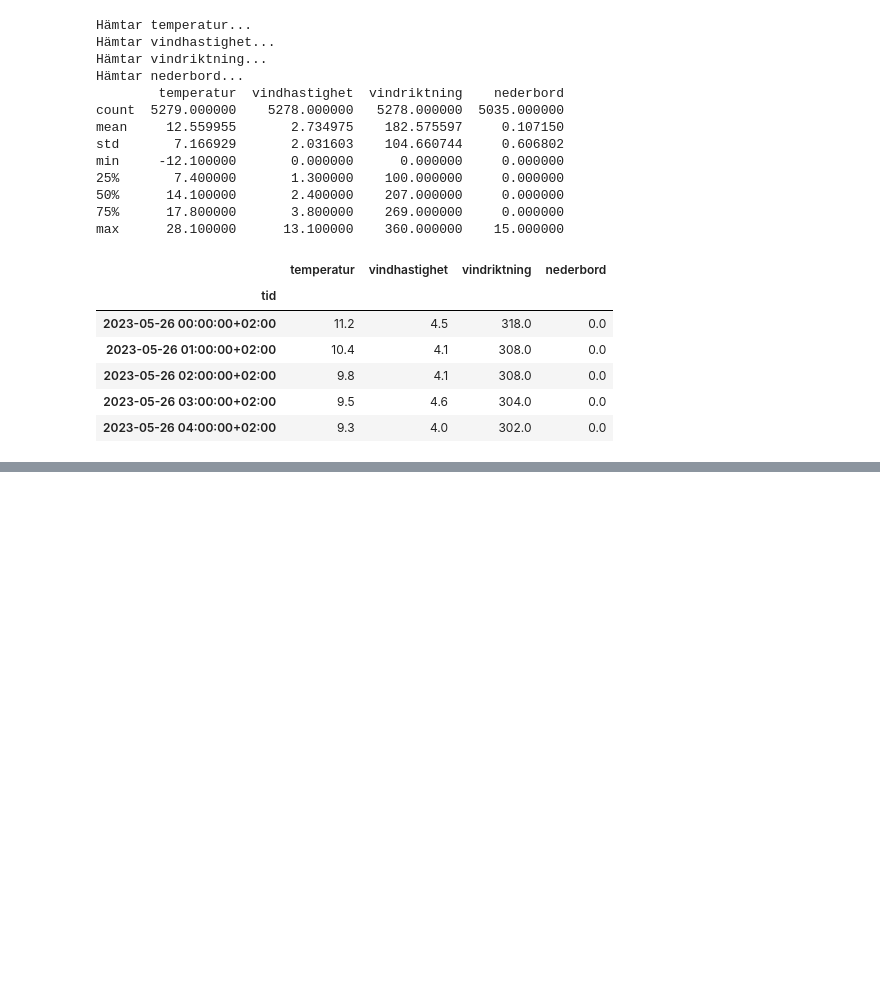
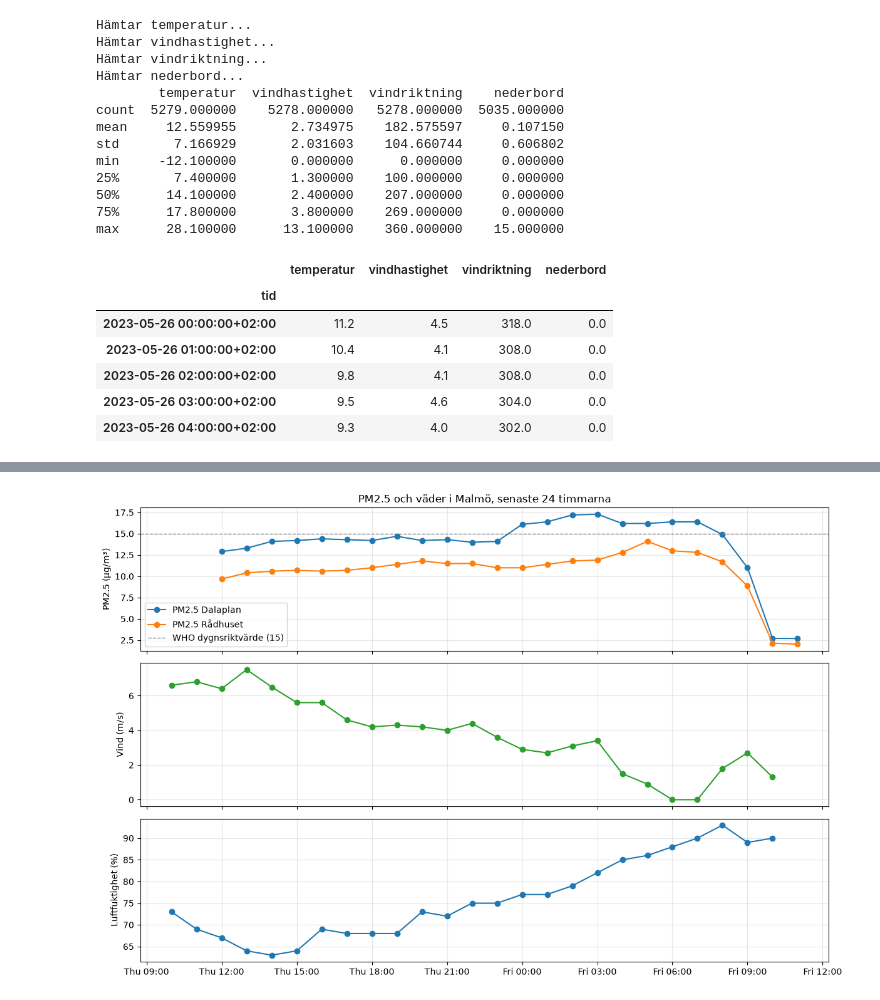
Before and after one commit to EliWei/sandbox_airquality, a Jupyter notebook: luftkvalitet_malmo.ipynb, the cells around one changed output, grey strips where cells are left out. Saved outputs shown, nothing was run; the diff lists cells and outputs as text; code cells hidden in the pictures; blank space fills up the shorter version.

Commit message:
24 timmars data hämtad

```diff
--- a/luftkvalitet_malmo.ipynb
+++ b/luftkvalitet_malmo.ipynb
@@ -661,0 +730,25 @@ max      28.100000      13.100000    360.000000    15.000000
+# %%
+fig, (ax1, ax2, ax3) = plt.subplots(3, 1, figsize=(12, 8), sharex=True)
+
+for namn in PM25:
+    ax1.plot(nu.index, nu[namn], marker="o", label=namn)
+ax1.axhline(15, color="grey", linestyle="--", linewidth=1, label="WHO dygnsriktvärde (15)")
+ax1.set_ylabel("PM2.5 (µg/m³)")
+ax1.legend()
+
+if "Vind (m/s)" in nu:
+    ax2.plot(nu.index, nu["Vind (m/s)"], marker="o", color="tab:green")
+ax2.set_ylabel("Vind (m/s)")
+
+if "Fukt (%)" in nu:
+    ax3.plot(nu.index, nu["Fukt (%)"], marker="o", color="tab:blue")
+ax3.set_ylabel("Luftfuktighet (%)")
+ax3.xaxis.set_major_formatter(mdates.DateFormatter("%a %H:%M", tz="Europe/Stockholm"))
+
+for ax in (ax1, ax2, ax3):
+    ax.grid(alpha=0.3)
+ax1.set_title("PM2.5 och väder i Malmö, senaste 24 timmarna")
+plt.tight_layout()
+plt.show()
+# %% [output]
+[figure, added]
```
Also changed, not shown: parts of 10 cells of this notebook, 2 other files.
